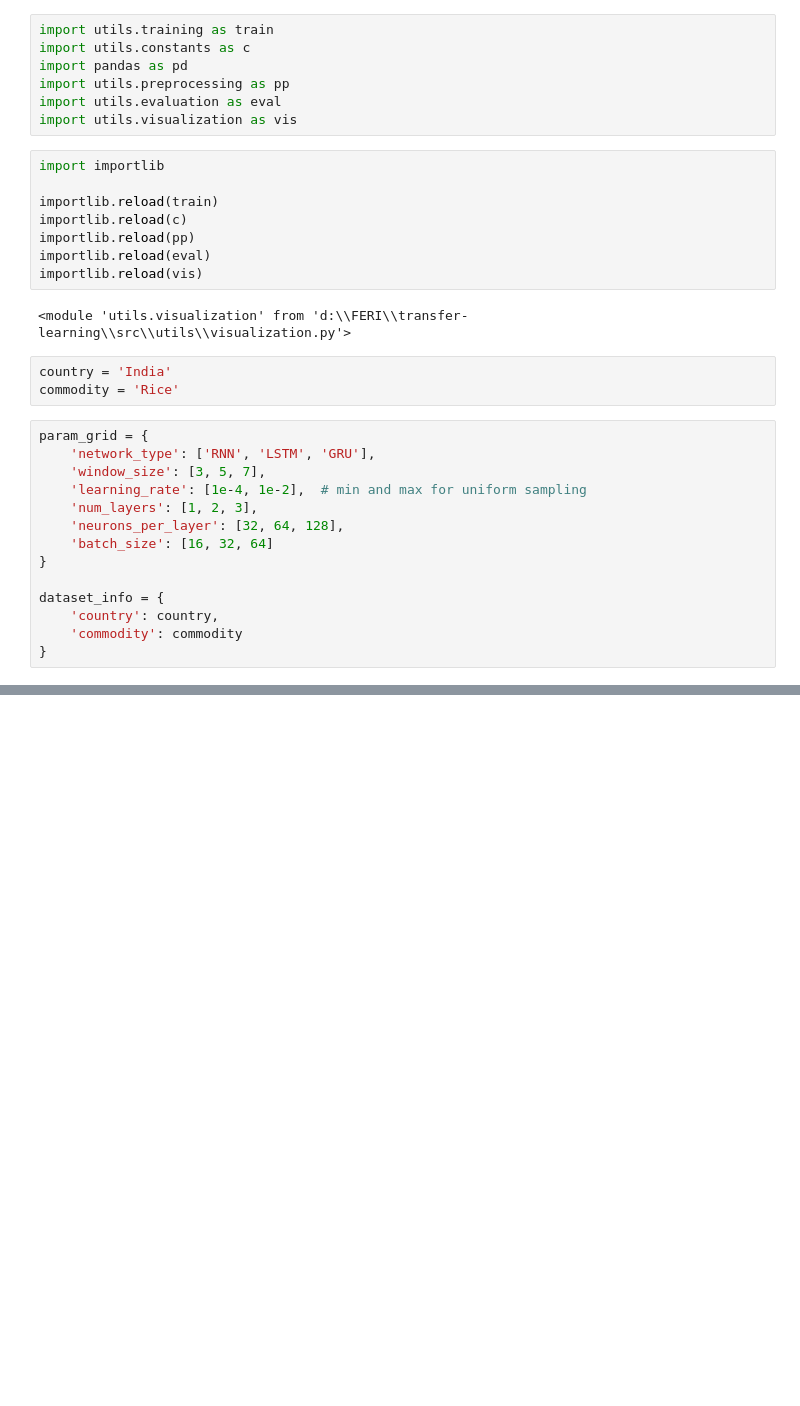
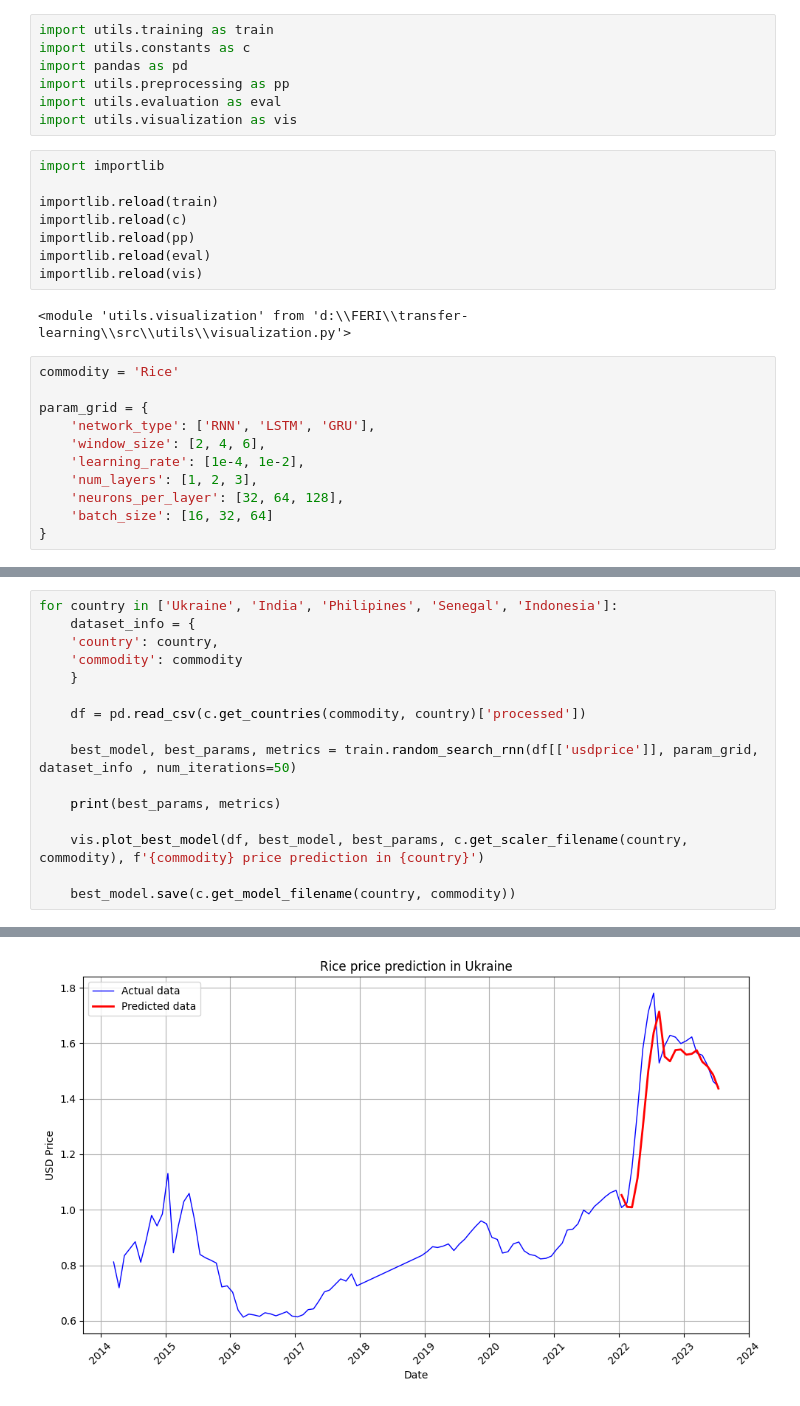
Before and after one commit to JanaJankovic/transfer-learning, a Jupyter notebook: src/model.ipynb, the cells around one changed output, grey strips where cells are left out. Drawn from its saved outputs; the diff is of its cells as text; blank space fills up the shorter version.

Commit message:
model training

```diff
--- a/src/model.ipynb
+++ b/src/model.ipynb
@@ -15,20 +15,14 @@ importlib.reload(eval)
 importlib.reload(vis)
 # %% [output]
 <module 'utils.visualization' from 'd:\\FERI\\transfer-learning\\src\\utils\\visualization.py'>
-# %%
-country = 'India'
-commodity = 'Rice'
 # %%
+commodity = 'Rice'
+
 param_grid = {
     'network_type': ['RNN', 'LSTM', 'GRU'],
-    'window_size': [3, 5, 7],
-    'learning_rate': [1e-4, 1e-2],  # min and max for uniform sampling
+    'window_size': [2, 4, 6],
+    'learning_rate': [1e-4, 1e-2],
     'num_layers': [1, 2, 3],
     'neurons_per_layer': [32, 64, 128],
     'batch_size': [16, 32, 64]
 }
-
-dataset_info = {
-    'country': country,
-    'commodity': commodity
-}
@@ -56,0 +29,17 @@ vis.plot_best_model(df, best_model, best_params, c.get_scaler_filename(country,
+# %%
+for country in ['Ukraine', 'India', 'Philipines', 'Senegal', 'Indonesia']:
+    dataset_info = {
+    'country': country,
+    'commodity': commodity
+    }
+
+    df = pd.read_csv(c.get_countries(commodity, country)['processed'])
+
+    best_model, best_params, metrics = train.random_search_rnn(df[['usdprice']], param_grid, dataset_info , num_iterations=50)
+
+    print(best_params, metrics)
+
+    vis.plot_best_model(df, best_model, best_params, c.get_scaler_filename(country, commodity), f'{commodity} price prediction in {country}')
+
+    best_model.save(c.get_model_filename(country, commodity))
+# %% [output]
@@ -56,0 +48 @@ vis.plot_best_model(df, best_model, best_params, c.get_scaler_filename(country,
+[figure, added]
```
Also changed, not shown: parts of 5 cells of this notebook, 13 other files.
